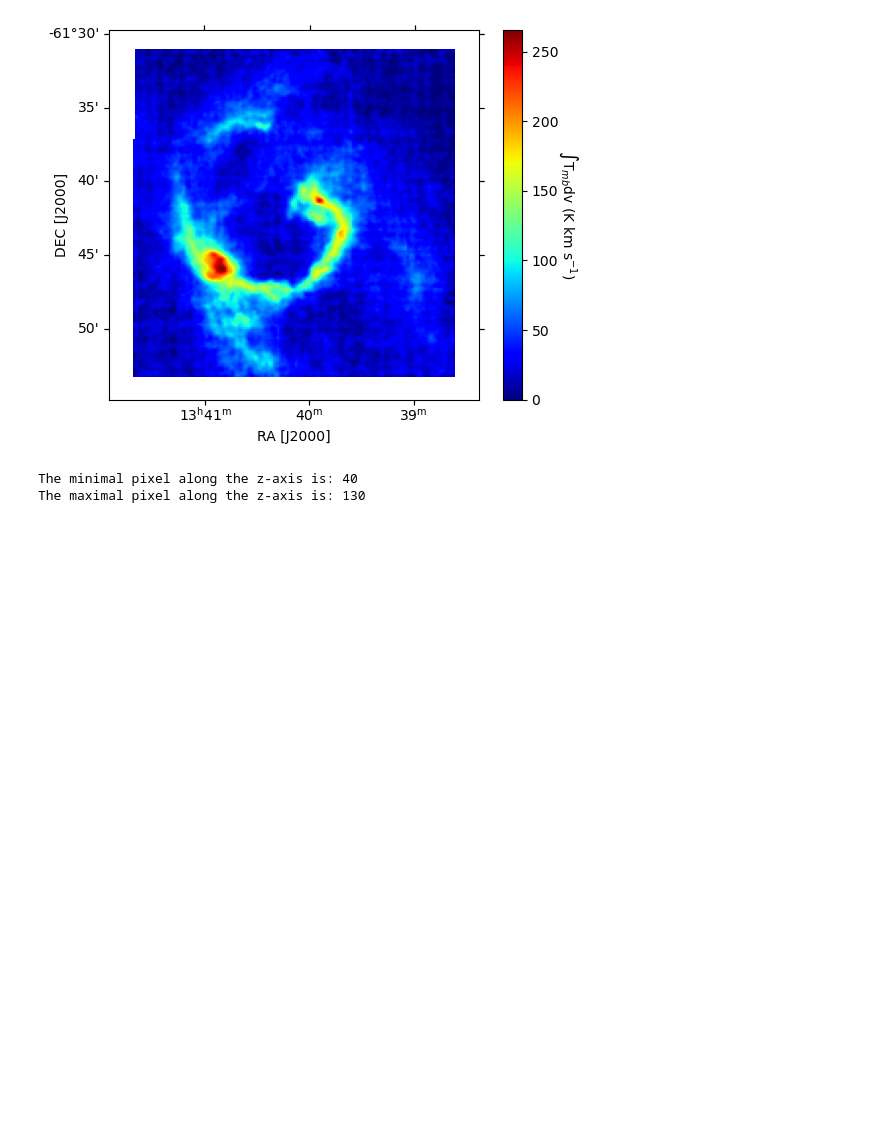
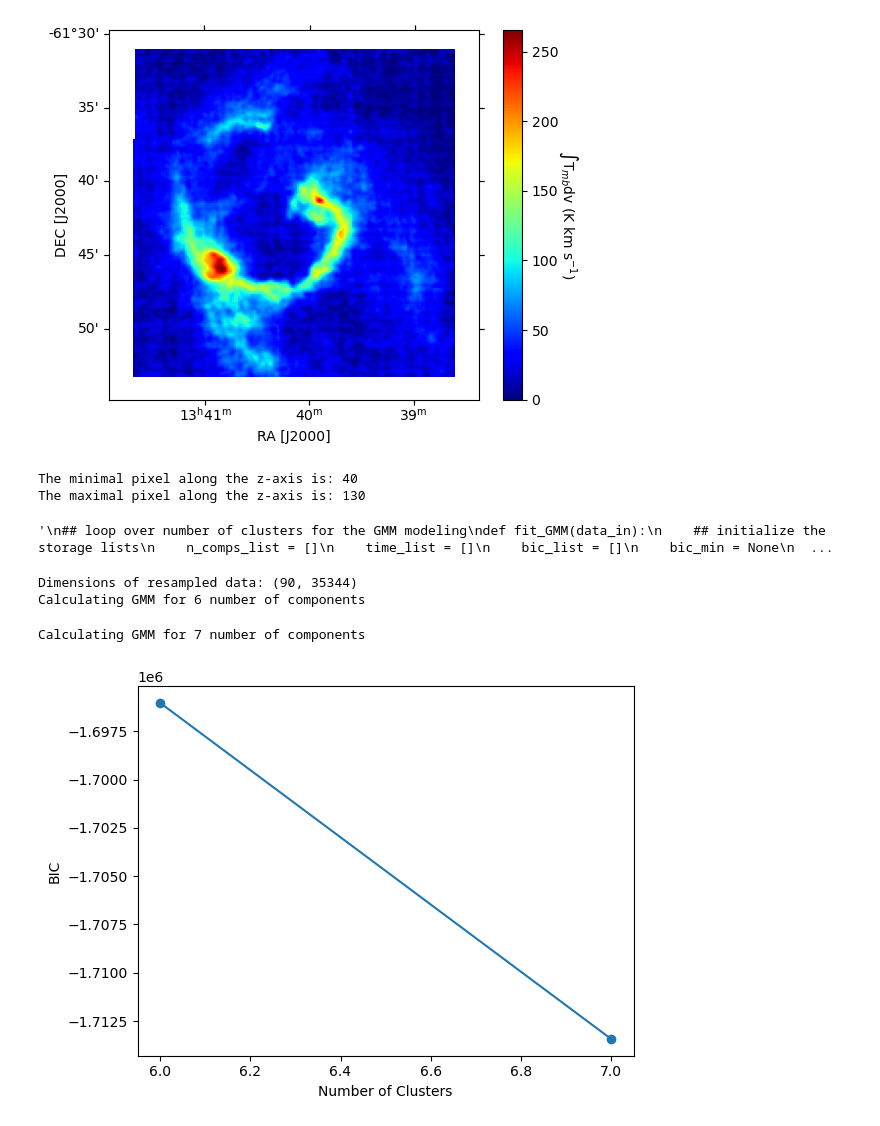
Before and after one commit to lmlb-astro/GMM, a Jupyter notebook: example_GMM_fit.ipynb, the cells around one changed output. Saved outputs shown, nothing was run; the diff lists cells and outputs as text; code cells hidden in the pictures; blank space fills up the shorter version.

Commit message:
GMM fitting in function

```diff
--- a/example_GMM_fit.ipynb
+++ b/example_GMM_fit.ipynb
@@ -94,3 +90,59 @@ data_reduced = vax.reduce_z_axis_size(data, min_velocity, max_velocity, crval, d
 # %% [output]
 The minimal pixel along the z-axis is: 40
 The maximal pixel along the z-axis is: 130
+# %%
+'''
+## loop over number of clusters for the GMM modeling
+def fit_GMM(data_in):
+    ## initialize the storage lists
+    n_comps_list = []
+    time_list = []
+    bic_list = []
+    bic_min = None
+    best_model = None
+
+    ## loop over the number of components to be fitted
+    for i in range(n_comps_min, n_comps_max):
+        ## perform the GMM fitting
+        print("Calculating GMM for {index} number of components".format(index = i))
+        start_time = time.time()
+        temp_model = GaussianMixture(n_components = i,
+                                     init_params = 'kmeans',
+                                     covariance_type = 'full',
+                                     random_state = seed_val,
+                                     tol = threshold,
+                                     max_iter = gmm_iter).fit(data_in)
+        end_time = time.time()
+        time_list.append(end_time - start_time)
+
+        ## calculate the Bayesian Information Criterion (BIC)
+        temp_bic = temp_model.bic(data_in)
+
+        ## store the best fitting model
+        if(i == n_comps_min or temp_bic < bic_min):
+            best_model = temp_model
+            bic_min = temp_bic
+        n_comps_list.append(i)
+        bic_list.append(temp_bic)
+
+    return n_comps_list, bic_list, time_list, best_model
+'''
+# %% [output]
+'\n## loop over number of clusters for the GMM modeling\ndef fit_GMM(data_in):\n    ## initialize the storage lists\n    n_comps_list = []\n    time_list = []\n    bic_list = []\n    bic_min = None\n  ...
+# %%
+## prepare the data before the GMM loop
+index_array, data_input = fGMM.prepare_data(data_reduced, min_velocity, max_velocity, crval, dv, crpix)
+
+## fit the GMM
+(n_comp_list_orig, bic_list_orig, time_list_orig, best_model_orig) = fGMM.fit_GMM(data_input, n_comps_min, n_comps_max)
+
+# NEW FUNCTIONS TO THE GMM_FUNCTIONS.PY
+# %% [output]
+Dimensions of resampled data: (90, 35344)
+Calculating GMM for 6 number of components
+Calculating GMM for 7 number of components
+# %%
+## plot BIC result as a function of the number of components
+pGMM.plot_two_lists(n_comp_list_orig, bic_list_orig, "Number of Clusters", "BIC")
+# %% [output]
+[figure, added]
```
Also changed, not shown: parts of 10 cells of this notebook, 1 other file.
